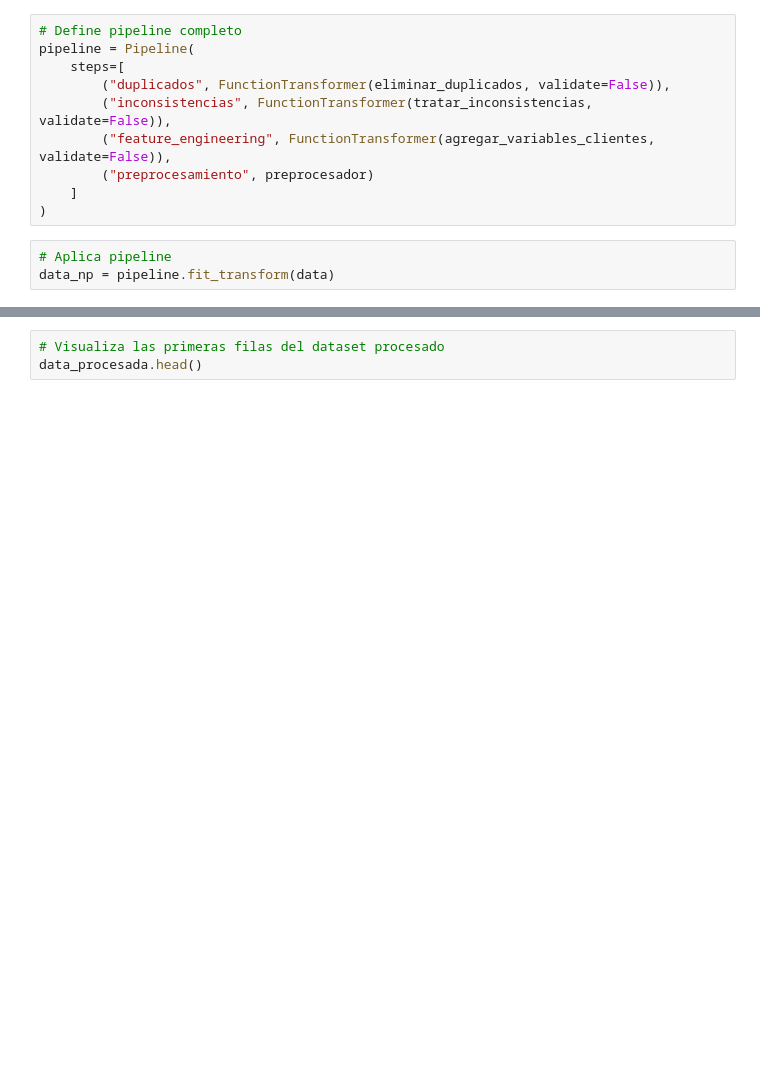
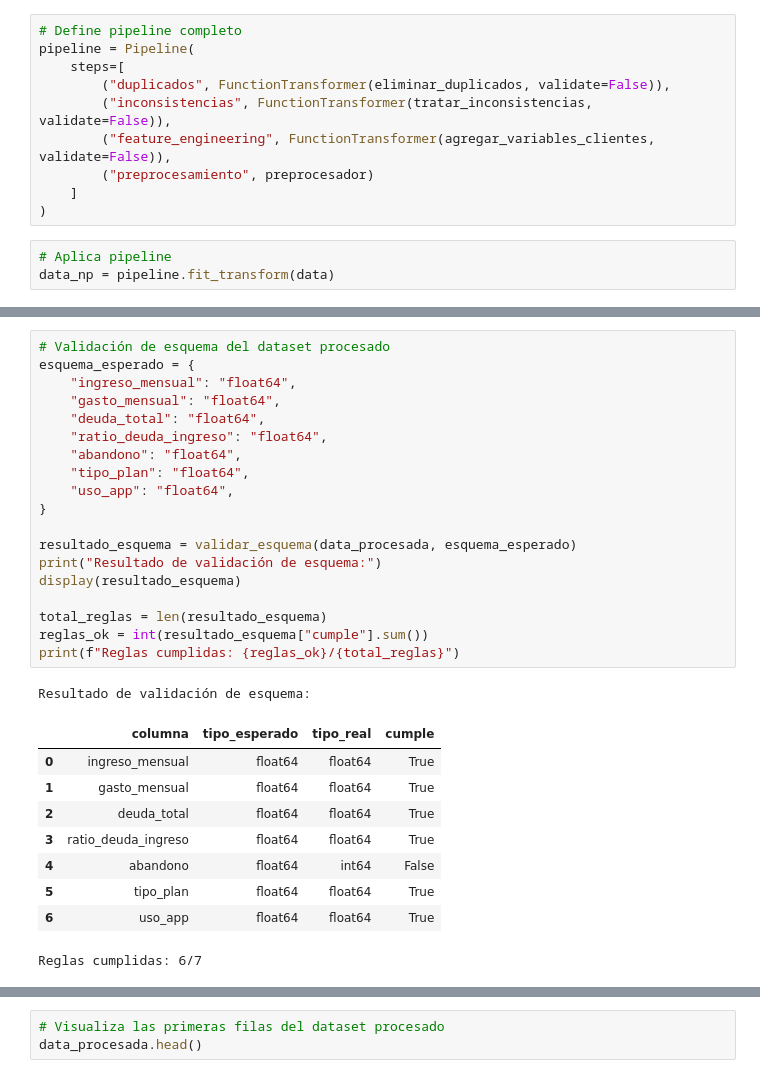
Before and after one commit to francarrascoo/Programacion-para-la-ciencia-de-datos, a Jupyter notebook: notebooks/notebook.ipynb, the cells around one changed output, grey strips where cells are left out. Saved outputs shown, nothing was run; the diff lists cells and outputs as text; blank space fills up the shorter version.

```diff
--- a/notebooks/notebook.ipynb
+++ b/notebooks/notebook.ipynb
@@ -536,0 +719,30 @@ data_procesada.to_csv(dataset_procesado_dir, index=False, encoding="utf-8")
+# %%
+# Validación de esquema del dataset procesado
+esquema_esperado = {
+    "ingreso_mensual": "float64",
+    "gasto_mensual": "float64",
+    "deuda_total": "float64",
+    "ratio_deuda_ingreso": "float64",
+    "abandono": "float64",
+    "tipo_plan": "float64",
+    "uso_app": "float64",
+}
+
+resultado_esquema = validar_esquema(data_procesada, esquema_esperado)
+print("Resultado de validación de esquema:")
+display(resultado_esquema)
+
+total_reglas = len(resultado_esquema)
+reglas_ok = int(resultado_esquema["cumple"].sum())
+print(f"Reglas cumplidas: {reglas_ok}/{total_reglas}")
+# %% [output]
+Resultado de validación de esquema:
+|  | columna | tipo_esperado | tipo_real | cumple |
+| 0 | ingreso_mensual | float64 | float64 | True |
+| 1 | gasto_mensual | float64 | float64 | True |
+| 2 | deuda_total | float64 | float64 | True |
+| 3 | ratio_deuda_ingreso | float64 | float64 | True |
+| 4 | abandono | float64 | int64 | False |
+| 5 | tipo_plan | float64 | float64 | True |
+| 6 | uso_app | float64 | float64 | True |
+Reglas cumplidas: 6/7
```
Also changed, not shown: parts of 16 cells of this notebook, 9 other files.
